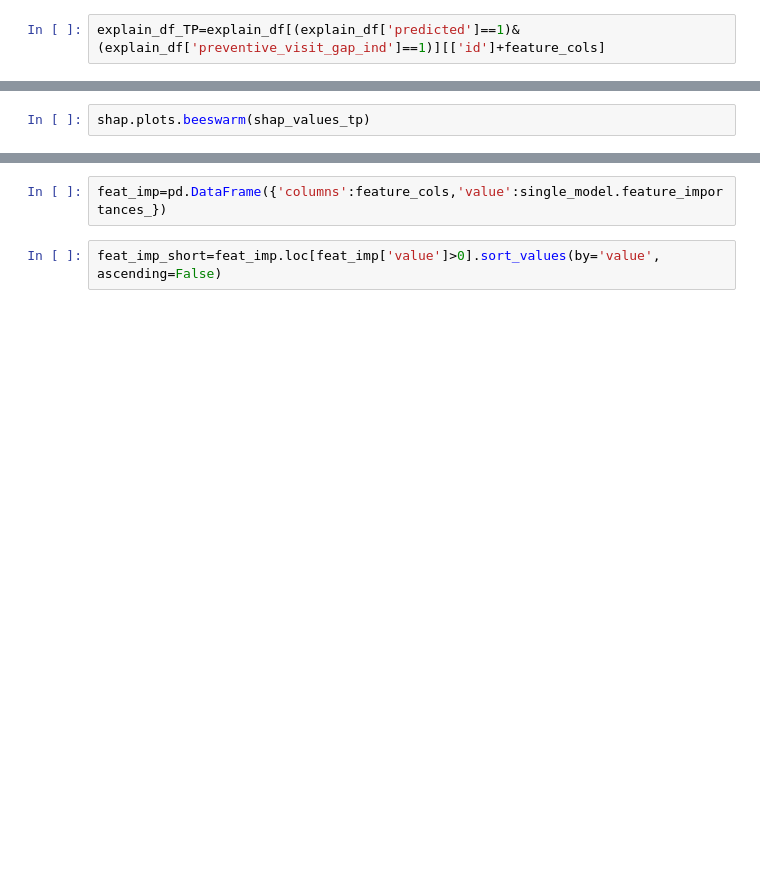
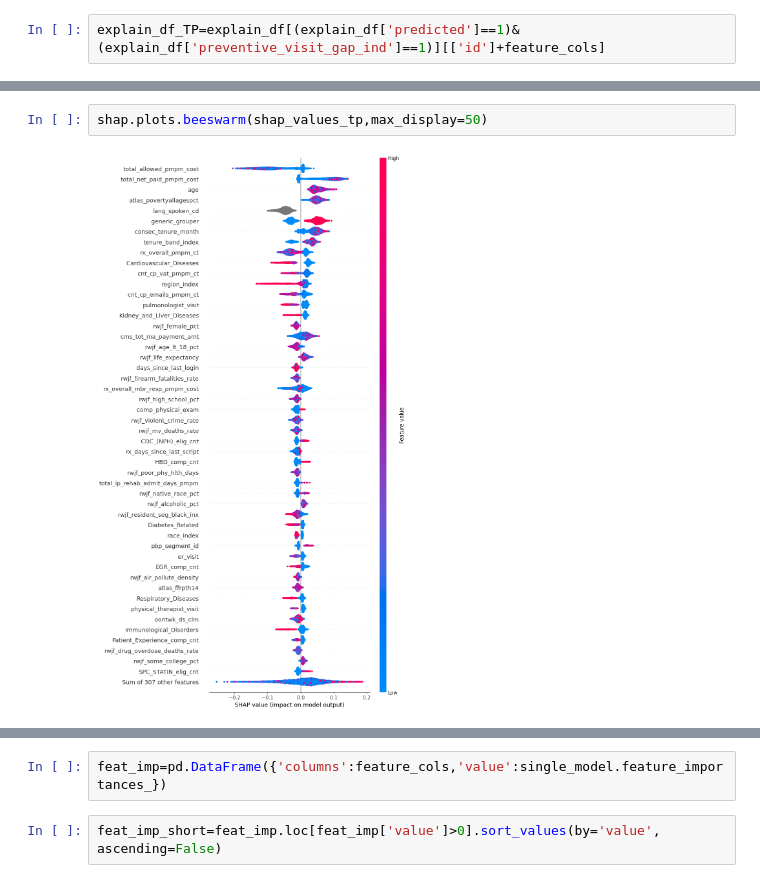
Before and after one commit to KavyaNair01/Machine_Learning, a Jupyter notebook: humana_model_test.ipynb, the cells around one changed output, grey strips where cells are left out. Cells and saved outputs as stored; diff of their text form; blank space fills up the shorter version.

```diff
--- a/humana_model_test.ipynb
+++ b/humana_model_test.ipynb
@@ -462,2 +502,4 @@ shap_values_tp = explainer_tp(explain_df_TP.sample(frac=0.15))
 # %%
-shap.plots.beeswarm(shap_values_tp)
+shap.plots.beeswarm(shap_values_tp,max_display=50)
+# %% [output]
+[figure, added]
```
Also changed, not shown: parts of 29 cells of this notebook.
